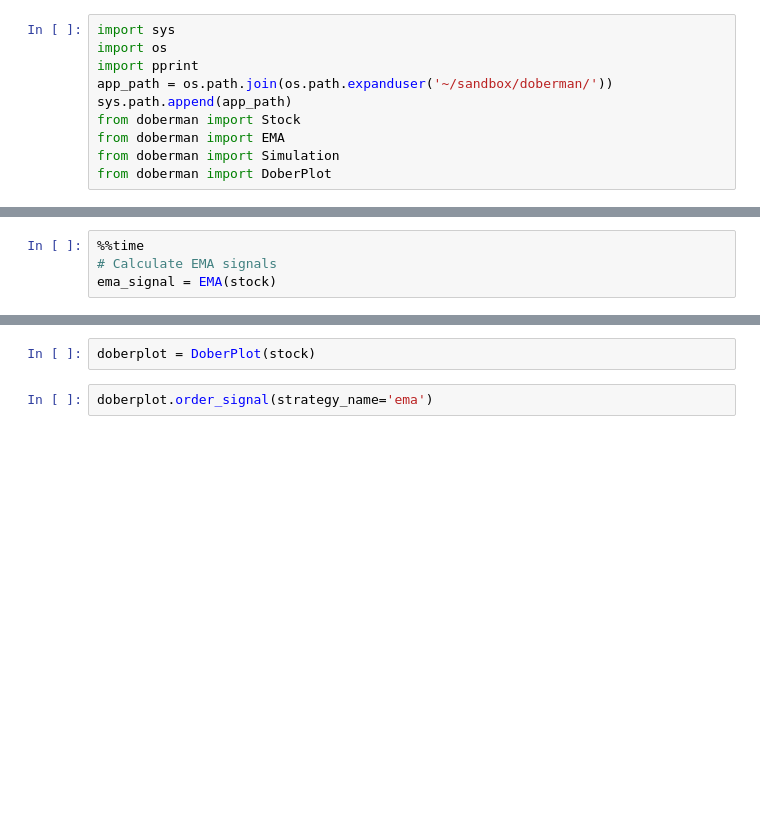
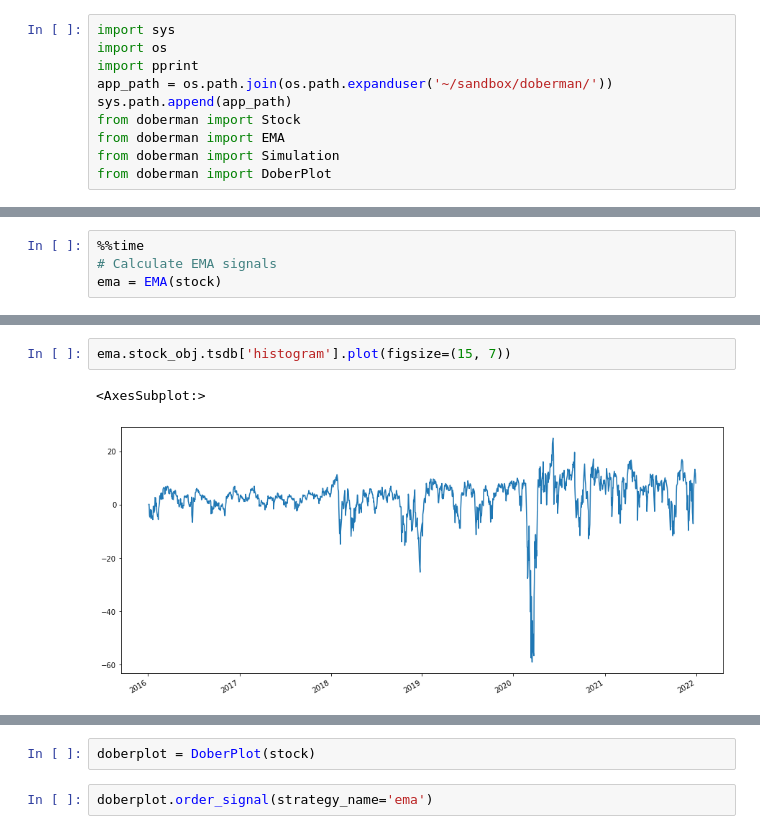
Before and after one commit to brigoldberg/doberman, a Jupyter notebook: notebooks/EMA_Test.ipynb, the cells around one changed output, grey strips where cells are left out. Saved outputs shown, nothing was run; the diff lists cells and outputs as text; blank space fills up the shorter version.

```diff
--- a/notebooks/EMA_Test.ipynb
+++ b/notebooks/EMA_Test.ipynb
@@ -20,5 +20,5 @@ stock-anet - INFO - ANET: pruned dates 2019-01-01 to 2019-12-31
 # %%
 %%time
 # Calculate EMA signals
-ema_signal = EMA(stock)
+ema = EMA(stock)
 # %% [output]
@@ -28,0 +45,5 @@ Wall time: 14 ms
+# %%
+ema.stock_obj.tsdb['histogram'].plot(figsize=(15, 7))
+# %% [output]
+<AxesSubplot:>
+[figure, added]
```
Also changed, not shown: parts of 11 cells of this notebook, 5 other files.
